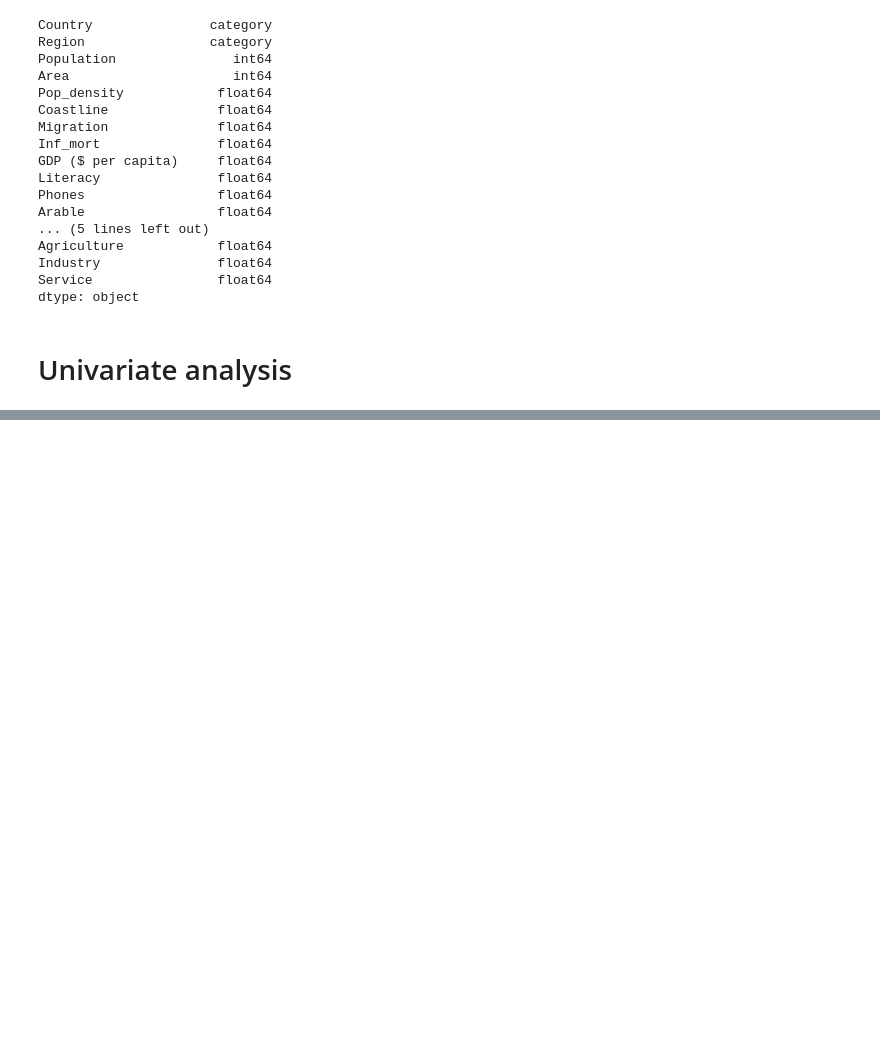
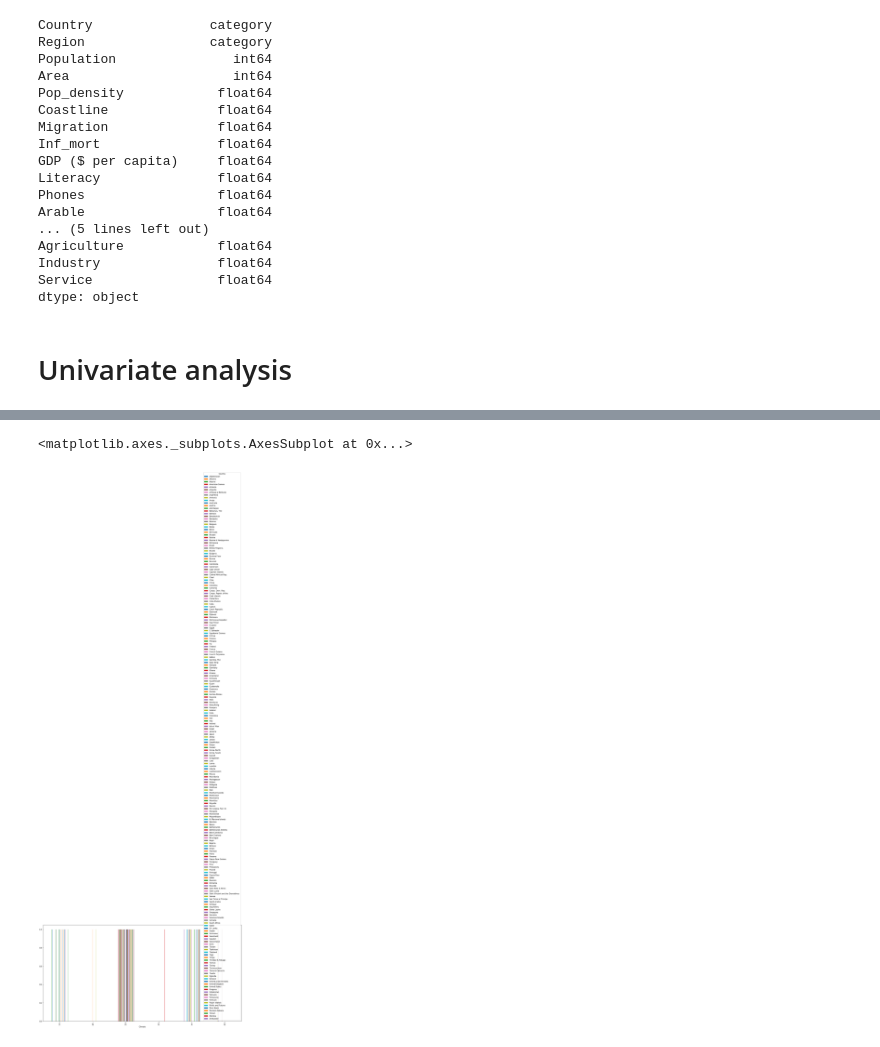
Before and after one commit to Sanaa495/data-wrangling, a Jupyter notebook: Data wrangling countries dataset/Countries-of-the-world.ipynb, the cells around one changed output, grey strips where cells are left out. Cells and saved outputs as stored; diff of their text form; code cells hidden in the pictures; blank space fills up the shorter version.

```diff
--- a/Data wrangling countries dataset/Countries-of-the-world.ipynb
+++ b/Data wrangling countries dataset/Countries-of-the-world.ipynb
@@ -293,0 +310,3 @@ TypeError: `bins` must be an integer, a string, or an array
+# %%
+ct=pd.crosstab(data_copy['Climate'],data_copy['Country'])
+ct
@@ -293,0 +323,6 @@ TypeError: `bins` must be an integer, a string, or an array
+# %%
+# plt.figure(figsize=(20,10))
+ct.plot(kind='bar',figsize=(20,10))
+# %% [output]
+<matplotlib.axes._subplots.AxesSubplot at 0x...>
+[figure, added]
```
Also changed, not shown: parts of 7 cells of this notebook.
